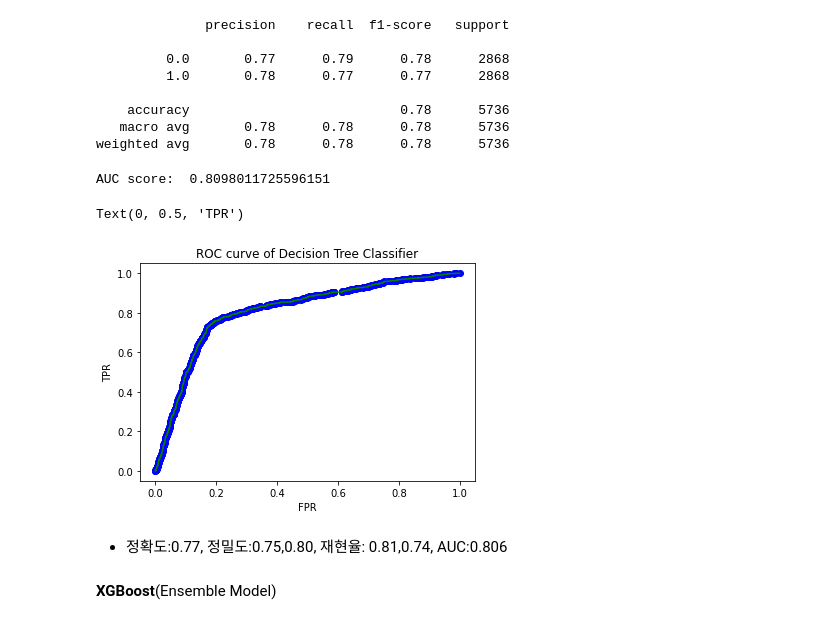
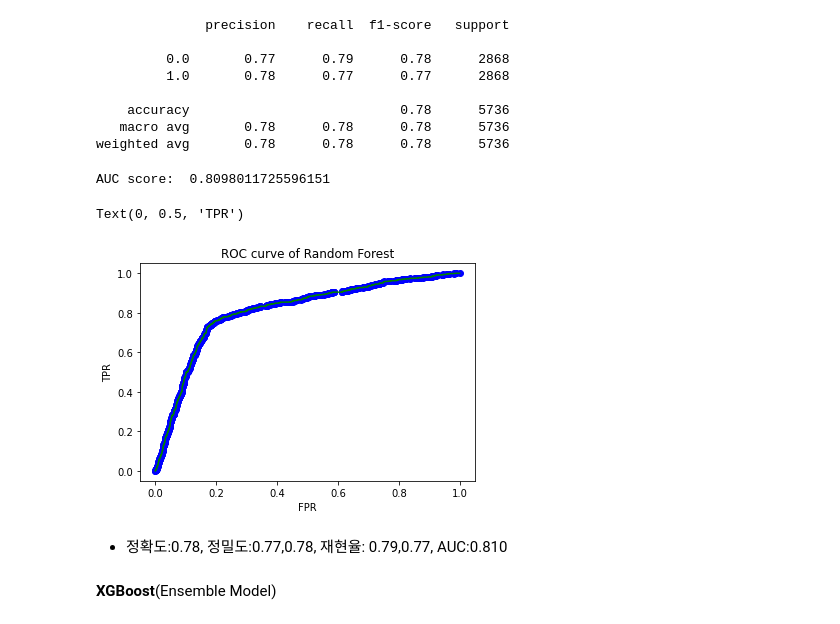
Before and after one commit to hiswordsini/AI_Bootcamp_Project, a Jupyter notebook: Section2.ipynb, the cells around one changed output. Cells and saved outputs as stored; diff of their text form; code cells hidden in the pictures.

```diff
--- a/Section2.ipynb
+++ b/Section2.ipynb
@@ -1450,18 +1429,18 @@ weighted avg       0.78      0.78      0.78      5736
 # %%
 y_pred_proba = pipe2.predict_proba(X_val)[:, -1]
 print('AUC score: ', roc_auc_score(y_val, y_pred_proba))
 fpr, tpr, thresholds = roc_curve(y_val, y_pred_proba)
 plt.scatter(fpr, tpr, color='blue')
 plt.plot(fpr, tpr, color='green')
-plt.title('ROC curve of Decision Tree Classifier')
+plt.title('ROC curve of Random Forest')
 plt.xlabel('FPR')
 plt.ylabel('TPR')
 # %% [output]
 AUC score:  0.8098011725596151
 Text(0, 0.5, 'TPR')
-[figure, old version]
+[figure, new version]
 # %% [markdown]
-* 정확도:0.77, 정밀도:0.75,0.80, 재현율: 0.81,0.74, AUC:0.806
+* 정확도:0.78, 정밀도:0.77,0.78, 재현율: 0.79,0.77, AUC:0.810
 # %% [markdown]
 **XGBoost**(Ensemble Model)
 # %%
```
Also changed, not shown: parts of 19 cells of this notebook.
